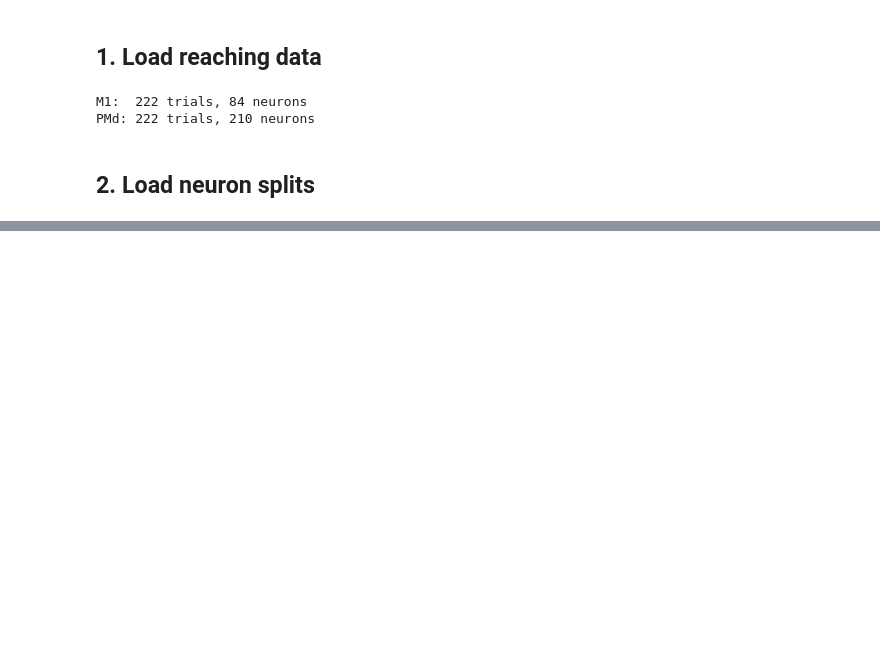
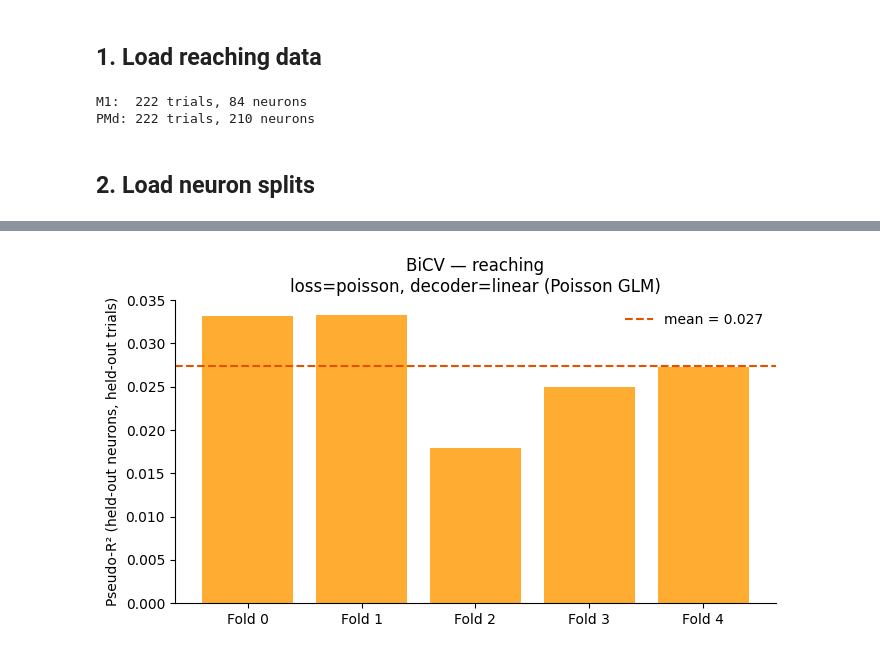
Before and after one commit to AndrewUlmer/mSCA, a Jupyter notebook: experiments/reaching/bi-corss_validation_evaluation.ipynb, the cells around one changed output, grey strips where cells are left out. Cells and saved outputs as stored; diff of their text form; code cells hidden in the pictures; blank space fills up the shorter version.

```diff
--- a/experiments/reaching/bi-corss_validation_evaluation.ipynb
+++ b/experiments/reaching/bi-corss_validation_evaluation.ipynb
@@ -183,0 +134,23 @@ Overall mean R² = 0.0002 ± 0.0001
+# %%
+results = {
+    "nonlinear-linear":    [],
+}
+
+for i in range(n_folds):
+    print(f"\n=== Neuron fold {i} ===")
+
+    X_train = {k: [trial[:, train_idxs[k][i]] for trial in v] for k, v in X.items()}
+    X_val   = {k: [trial[:, test_idxs[k][i]]  for trial in v] for k, v in X.items()}
+
+
+    # --- nonlinear-linear ---
+    model_nl = mSCA(**KWARGS_NL)
+    model_nl.load(os.path.join(PATH_NL, f"msca_split_{i}.pt"), X_train)
+    perfs_nl = evaluate_trial_average(
+        model_nl, X_train, X_val,
+        loss_func=LOSS_FUNC, decoder_type="linear", n_splits=5,
+    )
+    results["nonlinear-linear"].append(float(np.mean(perfs_nl)))
+
+
+    print(f"  nonlinear-linear:    {results['nonlinear-linear'][-1]:.4f}")
@@ -210,0 +250,22 @@ plt.show()
+# %%
+fig, ax = plt.subplots(figsize=(7, 4))
+
+vals = results["nonlinear-linear"]
+x = np.arange(n_folds)
+
+ax.bar(x, vals, color="#FF9800", alpha=0.8)
+ax.axhline(np.mean(vals), color="#E65100", lw=1.5, ls="--", label=f"mean = {np.mean(vals):.3f}")
+
+ax.set_xticks(x)
+ax.set_xticklabels([f"Fold {i}" for i in range(n_folds)])
+ax.set_ylabel("Pseudo-R² (held-out neurons, held-out trials)")
+ax.set_title("BiCV — reaching\nloss=poisson, decoder=linear (Poisson GLM)")
+ax.set_ylim(bottom=0)
+ax.legend(frameon=False)
+ax.spines[["top", "right"]].set_visible(False)
+
+plt.tight_layout()
+plt.savefig(os.path.join(PATH_NL, "bcv_nonlinear_linear.pdf"), bbox_inches="tight")
+plt.show()
+# %% [output]
+[figure, added]
```
Also changed, not shown: parts of 10 cells of this notebook, 8 other files.
